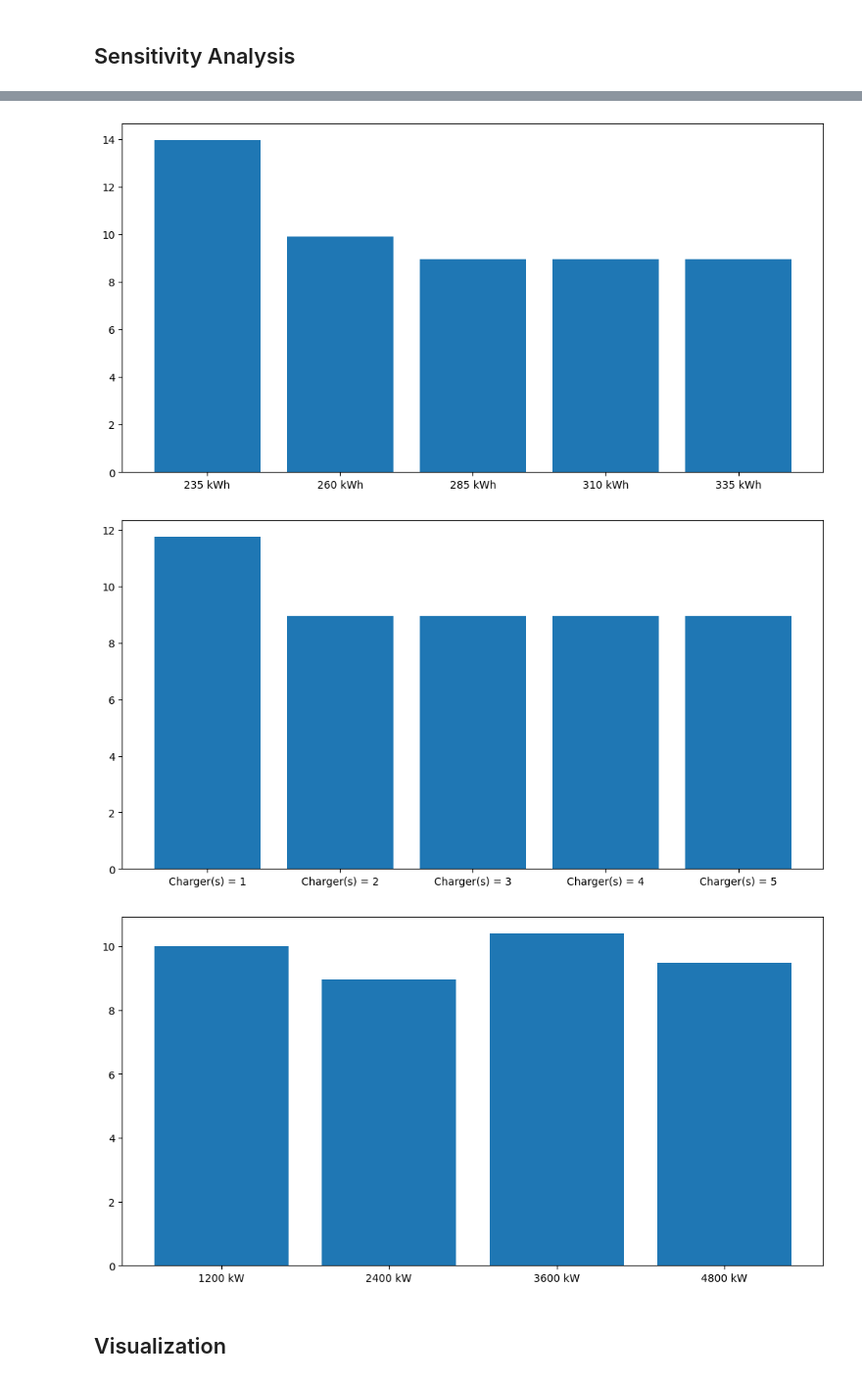
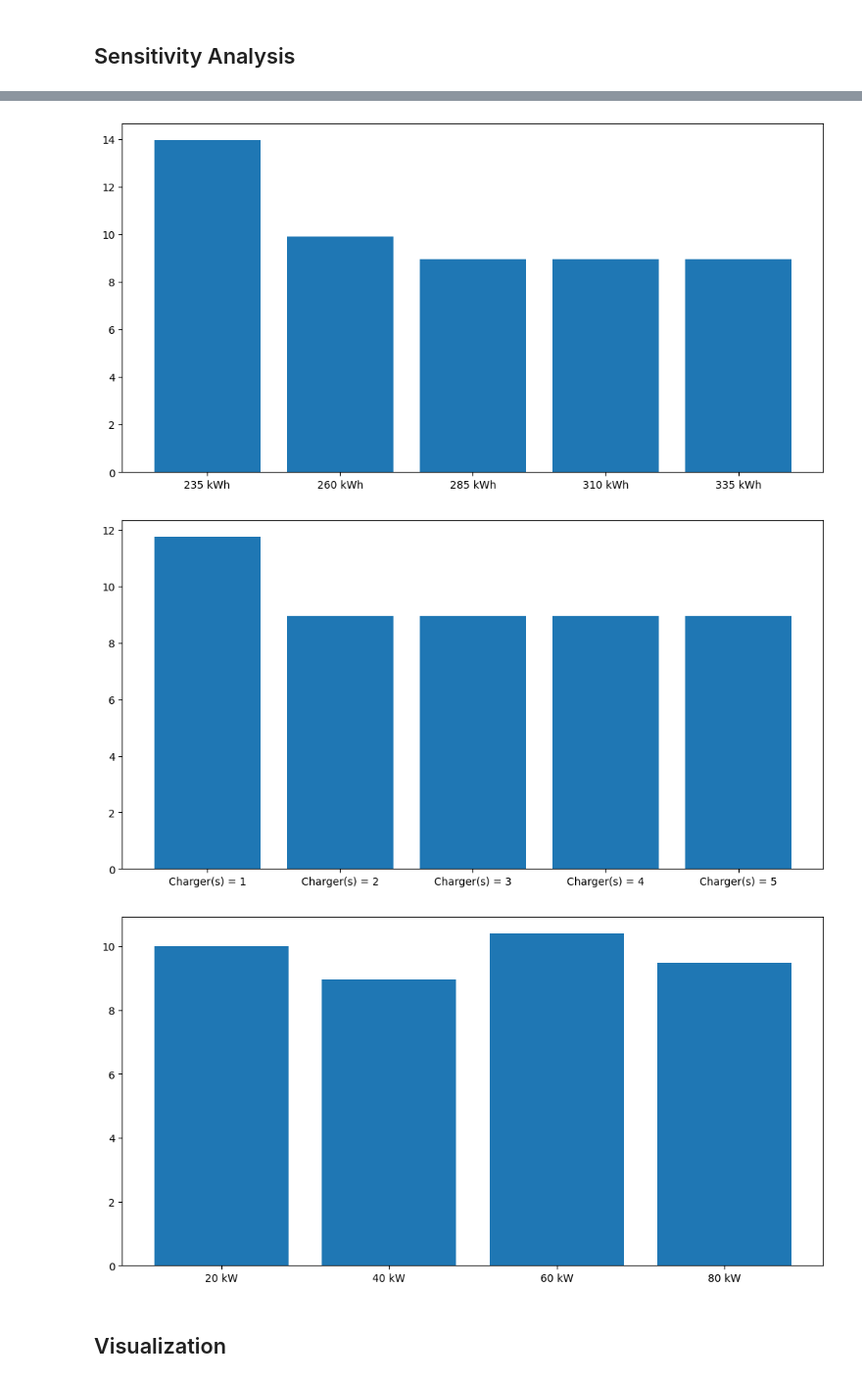
Before and after one commit to jmanzolli/SMaRTE-electric-bus-smart-charging-platform, a Jupyter notebook: Sensitivity/model_sensitivity.ipynb, the cells around one changed output, grey strips where cells are left out. Shown: that part at 98% size. Drawn from its saved outputs; the diff is of its cells as text; code cells hidden in the pictures.

Commit message:
Update: Sensitivity Analysis model -> output

```diff
--- a/Sensitivity/model_sensitivity.ipynb
+++ b/Sensitivity/model_sensitivity.ipynb
@@ -158,7 +158,7 @@ n = len(data['Chargers']['Charger (kWh/min)']),R = 130):
 ## Solver
 # %%
 # solving the optimization model
-opt = pyo.SolverFactory('cplex_persistent',executable=EXEC_PATH)
+opt = pyo.SolverFactory('cplex',executable=EXEC_PATH)
 # %% [markdown]
 ## Sensitivity Analysis
 # %%
@@ -241,0 +262,25 @@ def charPower(pow_begin,pow_end,step):
+# %%
+def run_sensitivity(num_bus=None,battery=None,num_char=None,power=None):
+    model_bus = None
+    model_bat = None
+    model_char = None
+    model_pow = None
+    result_bus = None
+    result_bat = None
+    result_char = None
+    result_pow = None
+    # creating an empty Excel file
+    aux = pd.DataFrame(battery) # creatign the excel output file
+    with pd.ExcelWriter('Instances/output_sensitivity.xlsx') as writer:
+        aux.to_excel(writer,sheet_name='sensitivity_bus')
+
+    if num_bus != None:
+        model_bus, result_bus = numberBuses(num_bus)
+    if battery != None:
+        model_bat, result_bat = batCapacity(battery[0],battery[1],battery[2])
+    if num_char != None:
+        model_char, result_char = numberChargers(num_char)
+    if power != None:
+        model_pow, result_pow = charPower(power[0],power[1],power[2])
+
+    return model_bus, model_bat, model_char, model_pow, result_bus, result_bat, result_char, result_pow
@@ -242,13 +289,12 @@ def charPower(pow_begin,pow_end,step):
 # %%
+# Defining the values for the sensitivity analysis
+
 num_bus = 5 # max. number of buses to iterate
 battery = [235,335,25] # begin, end, step
 num_char = 5 # max. number of chargers to iterate
 power = [20,80,20] # begin, end, step
 
-model, result = numberBuses(num_bus)
-model, result = batCapacity(battery[0],battery[1],battery[2])
-model, result = numberChargers(num_char)
-model, result = charPower(power[0],power[1],power[2])
+model_bus, model_bat, model_char, model_pow, result_bus, result_bat, result_char, result_pow = run_sensitivity(num_bus,battery,num_char,power)
 # %% [output]
 ===== number of buses is: 1
 ERROR: evaluating object as numeric value: w_buy[1]
@@ -265,12 +311,12 @@ objective function is: 8.961599997847678
 ... (44 lines left out)
 objective function is: 10.398
 
 ===== charging power is: 80
 objective function is: 9.4872
 [figure]
 [figure]
 [figure]
-[figure, old version]
+[figure, new version]
 # %% [markdown]
 ## Visualization
 # %%
```
Also changed, not shown: parts of 6 cells of this notebook, 1 other file.
